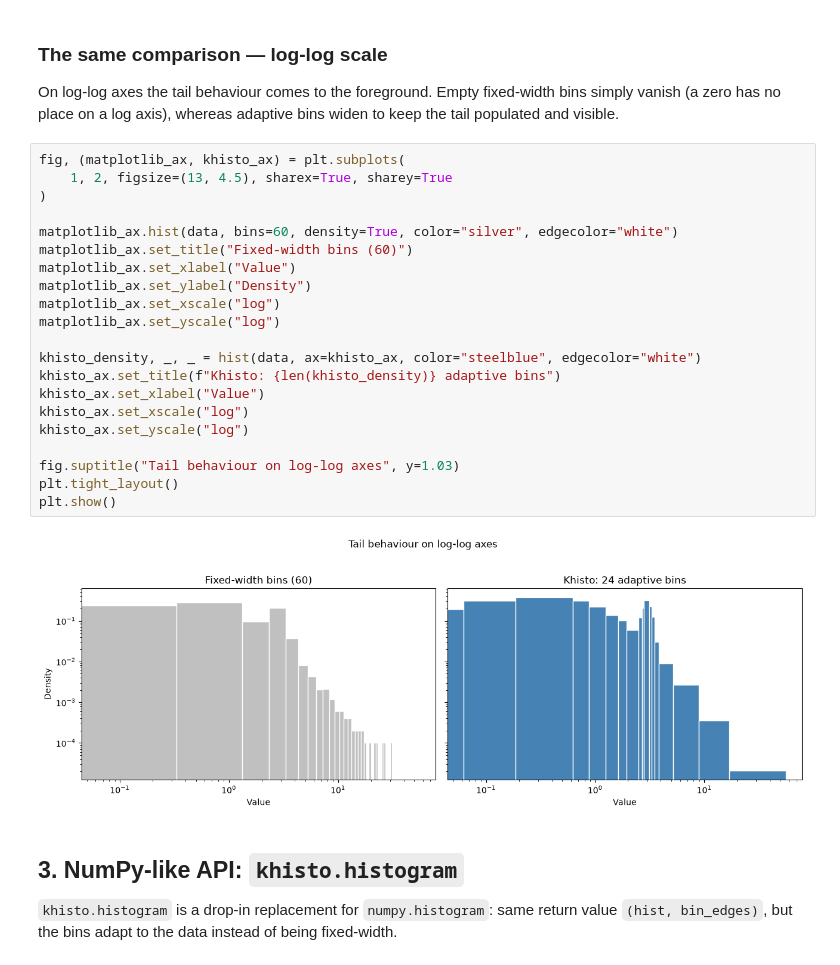
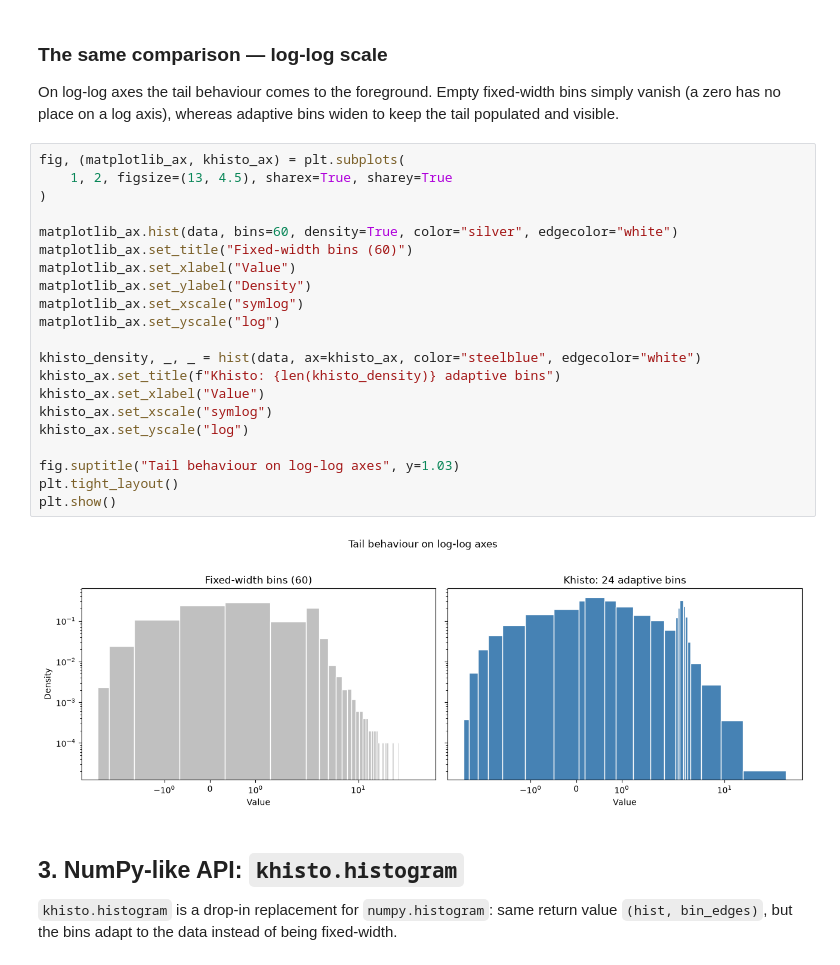
Before and after one commit to KhiopsML/khisto-python, a Jupyter notebook: docs/demo.ipynb, the cells around one changed output. Saved outputs shown, nothing was run; the diff lists cells and outputs as text.

```diff
--- a/docs/demo.ipynb
+++ b/docs/demo.ipynb
@@ -134,26 +119,26 @@ widen to keep the tail populated and visible.
 # %%
 fig, (matplotlib_ax, khisto_ax) = plt.subplots(
     1, 2, figsize=(13, 4.5), sharex=True, sharey=True
 )
 
 matplotlib_ax.hist(data, bins=60, density=True, color="silver", edgecolor="white")
 matplotlib_ax.set_title("Fixed-width bins (60)")
 matplotlib_ax.set_xlabel("Value")
 matplotlib_ax.set_ylabel("Density")
-matplotlib_ax.set_xscale("log")
+matplotlib_ax.set_xscale("symlog")
 matplotlib_ax.set_yscale("log")
 
 khisto_density, _, _ = hist(data, ax=khisto_ax, color="steelblue", edgecolor="white")
 khisto_ax.set_title(f"Khisto: {len(khisto_density)} adaptive bins")
 khisto_ax.set_xlabel("Value")
-khisto_ax.set_xscale("log")
+khisto_ax.set_xscale("symlog")
 khisto_ax.set_yscale("log")
 
 fig.suptitle("Tail behaviour on log-log axes", y=1.03)
 plt.tight_layout()
 plt.show()
 # %% [output]
-[figure, old version]
+[figure, new version]
 # %% [markdown]
 ## 3. NumPy-like API: `khisto.histogram`
 
```
Also changed, not shown: parts of 2 cells of this notebook, 4 other files.
